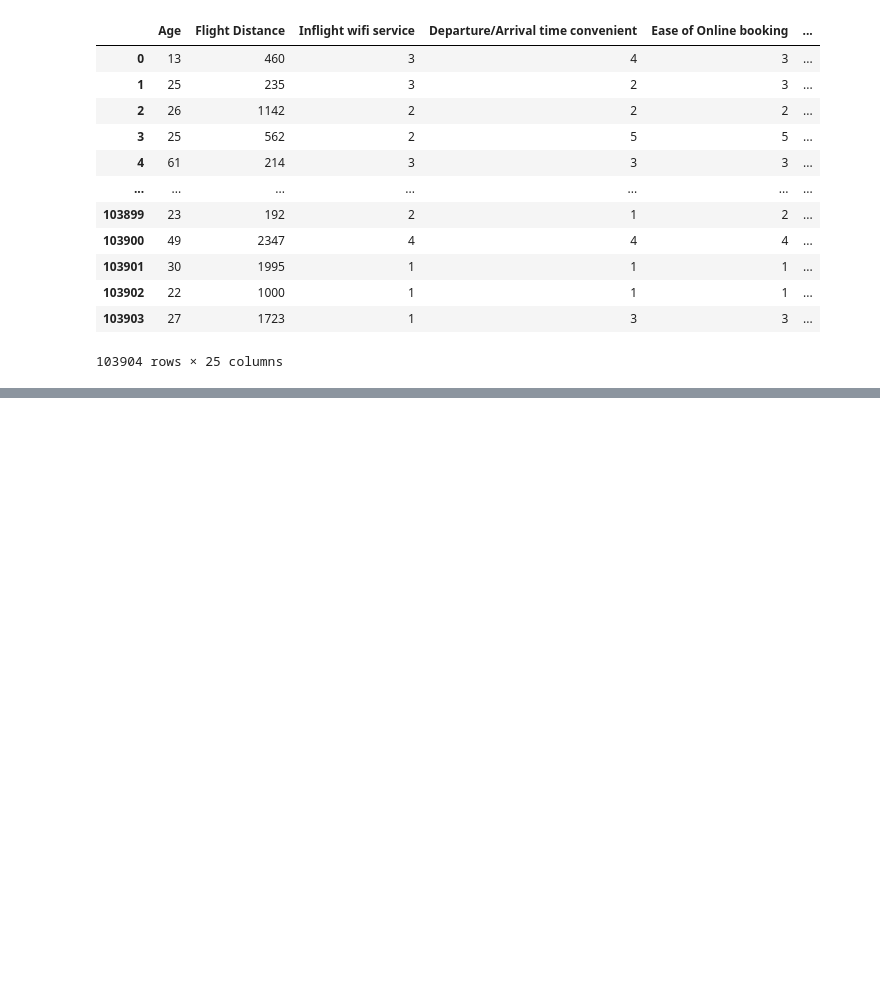
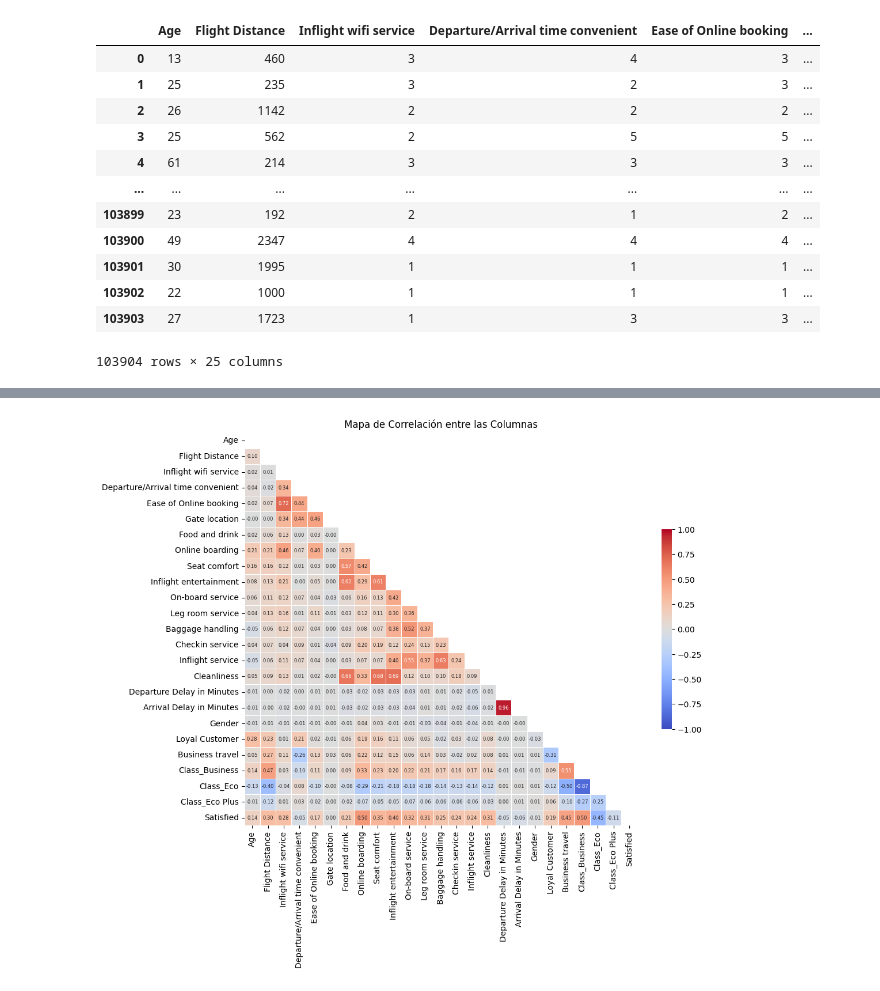
Before and after one commit to migue29/F5-Airlines, a Jupyter notebook: notebooks/Eda.ipynb, the cells around one changed output, grey strips where cells are left out. Cells and saved outputs as stored; diff of their text form; code cells hidden in the pictures; blank space fills up the shorter version.

```diff
--- a/notebooks/Eda.ipynb
+++ b/notebooks/Eda.ipynb
@@ -265,0 +304,20 @@ plt.show()
+# %%
+# Supongamos que tienes un DataFrame df con las columnas que deseas analizar
+
+# Generamos una máscara para no duplicar los valores de correlación
+mask = np.triu(np.ones_like(df.corr(), dtype=bool))
+
+# Configuramos el matplotlib y creamos el objeto de la figura y el eje
+f, ax = plt.subplots(figsize=(11, 9))
+
+# Ploteamos el heatmap de correlación con más espacio para los números y fuente más grande
+sns.heatmap(df.corr(), mask=mask, cmap='coolwarm', vmax=1., vmin=-1., center=0,
+            square=True, linewidths=.5, cbar_kws={"shrink": .5}, annot=True, fmt=".2f", annot_kws={"size": 6})
+
+# Añadimos un título al gráfico
+plt.title('Mapa de Correlación entre las Columnas')
+
+# Mostramos el gráfico
+plt.show()
+# %% [output]
+[figure, added]
```
Also changed, not shown: parts of 7 cells of this notebook.
